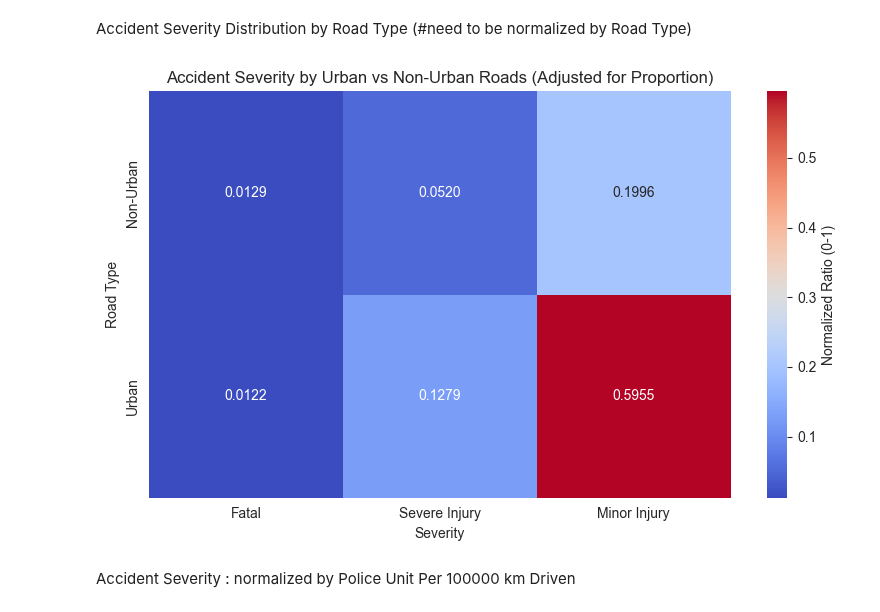
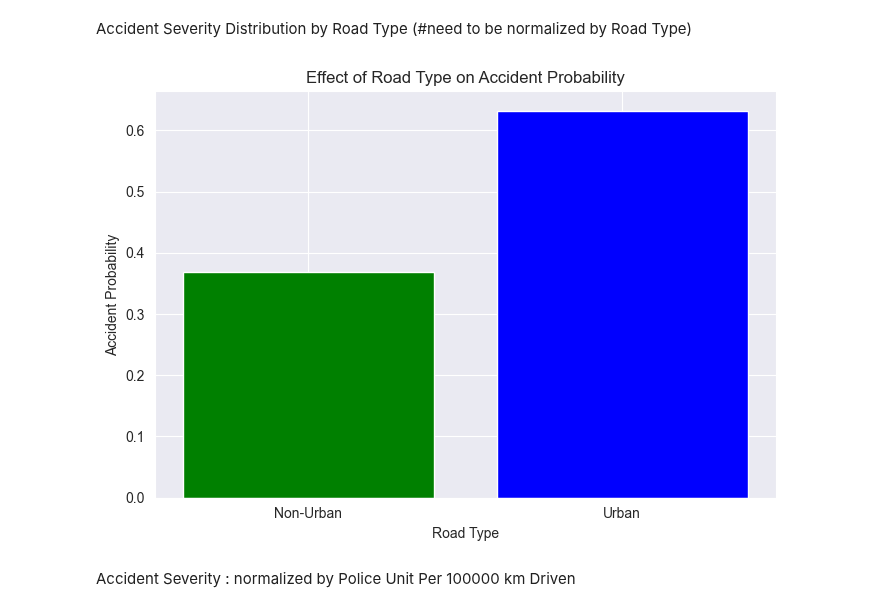
Before and after one commit to zaurusman/Project-RideShare, a Jupyter notebook: data_after_normalized.ipynb, the cells around one changed output. Cells and saved outputs as stored; diff of their text form; code cells hidden in the pictures.

```diff
--- a/data_after_normalized.ipynb
+++ b/data_after_normalized.ipynb
@@ -5,48 +5,51 @@ Accident Severity Distribution by Road Type (#need to be normalized by Road Type
 # %%
 import numpy as np
 import pandas as pd
 import matplotlib.pyplot as plt
-import seaborn as sns
 
-# Data extracted from the heatmap
+# Original data (number of accidents by severity and road type)
 data = {
     "Fatal": [135, 754, 236, 422],
     "Severe Injury": [836, 2745, 2139, 4787],
     "Minor Injury": [5457, 8303, 17018, 15228]
 }
 road_types = ["Non-Urban Junction", "Non-Urban Road", "Urban Junction", "Urban Road"]
 
 # Create a DataFrame
 df = pd.DataFrame(data, index=road_types)
 
-# Aggregate Urban and Non-Urban rows
-df_binary = pd.DataFrame({
-    "Fatal": [df.loc[["Non-Urban Junction", "Non-Urban Road"]].sum().values[0],
-              df.loc[["Urban Junction", "Urban Road"]].sum().values[0]],
-    "Severe Injury": [df.loc[["Non-Urban Junction", "Non-Urban Road"]].sum().values[1],
-                      df.loc[["Urban Junction", "Urban Road"]].sum().values[1]],
-    "Minor Injury": [df.loc[["Non-Urban Junction", "Non-Urban Road"]].sum().values[2],
-                     df.loc[["Urban Junction", "Urban Road"]].sum().values[2]]
-}, index=["Non-Urban", "Urban"])
+# Sum all severities for each road type
+df["Total Accidents"] = df.sum(axis=1)
 
-# Adjust for urban road proportions (56% urban, 44% non-urban)
+# Aggregate total accidents into Urban and Non-Urban
+accident_totals = {
+    "Non-Urban": df.loc[["Non-Urban Junction", "Non-Urban Road"], "Total Accidents"].sum(),
+    "Urban": df.loc[["Urban Junction", "Urban Road"], "Total Accidents"].sum()
+}
+
+# Road type distribution
 road_distribution = {"Non-Urban": 0.44, "Urban": 0.56}
-weights = np.array([road_distribution["Non-Urban"], road_distribution["Urban"]])
-df_weighted = df_binary.mul(weights, axis=0)
 
-# Normalize for table-wise ratios
-df_ratios_weighted = df_weighted / df_weighted.values.sum()
+# Calculate accident probability = total accidents / road distribution
+probabilities = {
+    road_type: accident_totals[road_type] / road_distribution[road_type]
+    for road_type in accident_totals
+}
 
-# Plot the weighted table
-plt.figure(figsize=(8, 5))
-sns.heatmap(df_ratios_weighted, annot=True, fmt=".4f", cmap="coolwarm", cbar_kws={'label': 'Normalized Ratio (0-1)'})
-plt.title("Accident Severity by Urban vs Non-Urban Roads (Adjusted for Proportion)")
-plt.xlabel("Severity")
-plt.ylabel("Road Type")
+# Normalize to get relative accident probability
+total = sum(probabilities.values())
+normalized_probs = {k: v / total for k, v in probabilities.items()}
+
+# Plot
+plt.figure(figsize=(7, 5))
+plt.bar(normalized_probs.keys(), normalized_probs.values(), color=["green", "blue"])
+plt.title("Effect of Road Type on Accident Probability")
+plt.ylabel("Accident Probability")
+plt.xlabel("Road Type")
 plt.tight_layout()
 plt.show()
 # %% [output]
-[figure, old version]
+[figure, new version]
 # %% [markdown]
 Accident Severity : normalized by Police Unit Per 100000 km Driven
 # %%
```
Also changed, not shown: 2 other files.
